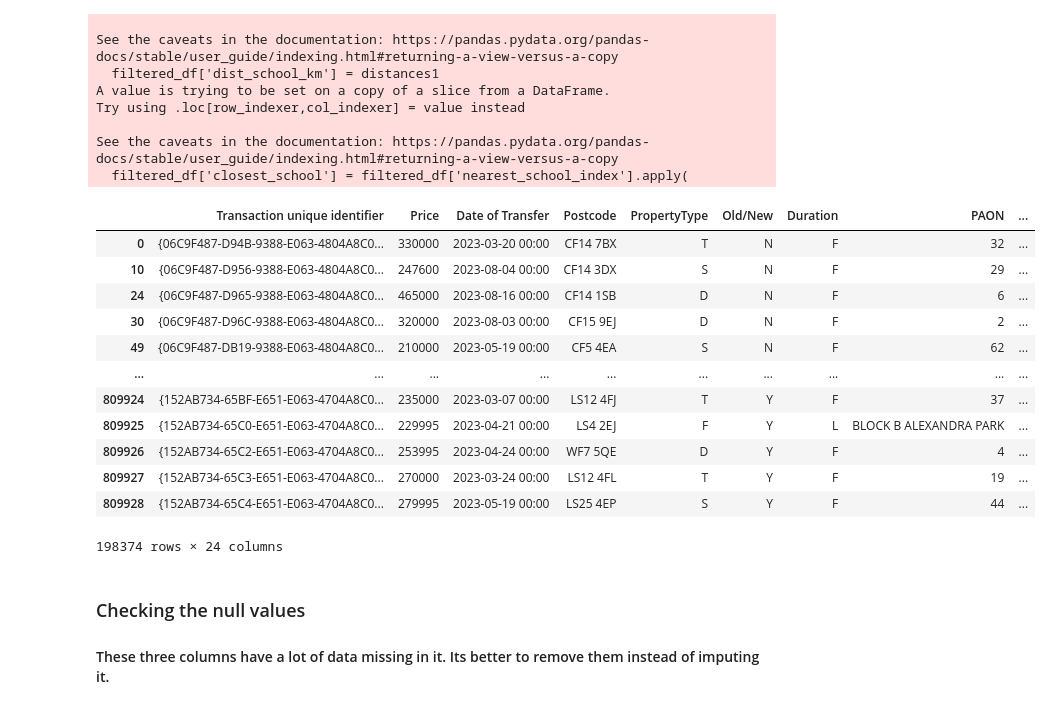
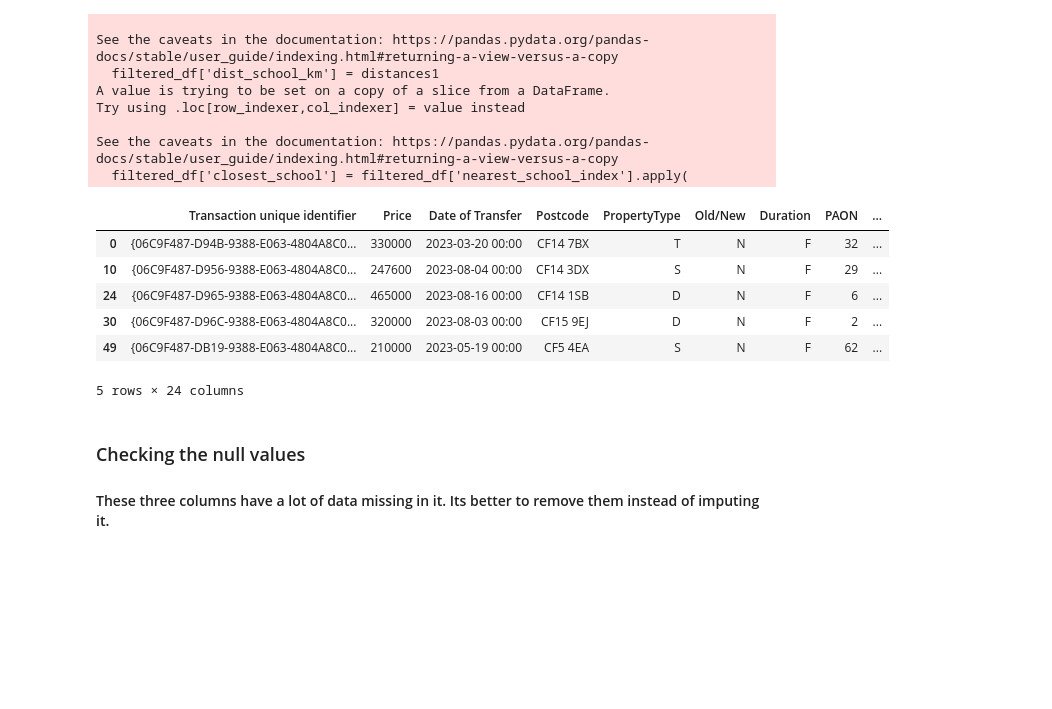
Before and after one commit to yatishchandrasai/House-prediction-with-HM-Registry-Data, a Jupyter notebook: Code.ipynb, the cells around one changed output. Cells and saved outputs as stored; diff of their text form; code cells hidden in the pictures; blank space fills up the shorter version.

```diff
--- a/Code.ipynb
+++ b/Code.ipynb
@@ -209,7 +318,7 @@ all_postcodes
 # %%
-df_merged = land_registry_df.merge(all_postcodes[['Postcode','Longitude_prop','Latitude_prop']], on='Postcode', how='inner')
+df_merged = land_registry_df.merge(all_postcodes_updated, on='Postcode', how='inner')
 
 print("\nMerged DataFrame (Inner Join):")
-print(df_merged)
+df_merged
 # %% [output]
 Merged DataFrame (Inner Join):
@@ -232,9 +338,9 @@ Merged DataFrame (Inner Join):
 # %%
 schools.rename(columns={'POSTCODE': 'Postcode'}, inplace=True)
 # %%
-school_merged = schools.merge(all_postcodes[['Postcode','Longitude_prop','Latitude_prop']], on='Postcode', how='inner')
+school_merged = schools.merge(all_postcodes_updated, on='Postcode', how='inner')
 
 print("\nMerged DataFrame (Inner Join):")
-print(school_merged)
+school_merged.head()
 # %% [output]
 Merged DataFrame (Inner Join):
@@ -288,3 +425,3 @@ Stops.dropna(subset = ['Latitude', 'Longitude'], how='all',inplace=True)
 # %%
-top_30 = pd.DataFrame(df_merged['District'].value_counts()[:30]).reset_index()
-locations = top_30['District'].values
+top_30 = pd.DataFrame(df_merged['Town/city'].value_counts()[:30]).reset_index()
+locations = top_30['Town/city'].values
@@ -291,5 +438,5 @@ locations = top_30['District'].values
 # %%
-filtered_df = df_merged[df_merged['District'].isin(locations)]
+filtered_df = df_merged[df_merged['Town/city'].isin(locations)]
 # %% [markdown]
 ### Creating New columns
 # %% [markdown]
@@ -381,20 +528,14 @@ filtered_df.head()
 filtered_df.to_csv("/content/drive/MyDrive/data science project/final registry data.csv")
 # %%
-filtered_df
+filtered_df.head()
 # %% [output]
 |  | Transaction unique identifier | Price | Date of Transfer | Postcode | PropertyType | Old/New | Duration | PAON | ... |
 | 0 | {06C9F487-D94B-9388-E063-4804A8C0... | 330000 | 2023-03-20 00:00 | CF14 7BX | T | N | F | 32 | ... |
 | 10 | {06C9F487-D956-9388-E063-4804A8C0... | 247600 | 2023-08-04 00:00 | CF14 3DX | S | N | F | 29 | ... |
 | 24 | {06C9F487-D965-9388-E063-4804A8C0... | 465000 | 2023-08-16 00:00 | CF14 1SB | D | N | F | 6 | ... |
 | 30 | {06C9F487-D96C-9388-E063-4804A8C0... | 320000 | 2023-08-03 00:00 | CF15 9EJ | D | N | F | 2 | ... |
 | 49 | {06C9F487-DB19-9388-E063-4804A8C0... | 210000 | 2023-05-19 00:00 | CF5 4EA | S | N | F | 62 | ... |
-| ... | ... | ... | ... | ... | ... | ... | ... | ... | ... |
-| 809924 | {152AB734-65BF-E651-E063-4704A8C0... | 235000 | 2023-03-07 00:00 | LS12 4FJ | T | Y | F | 37 | ... |
-| 809925 | {152AB734-65C0-E651-E063-4704A8C0... | 229995 | 2023-04-21 00:00 | LS4 2EJ | F | Y | L | BLOCK B ALEXANDRA PARK | ... |
-| 809926 | {152AB734-65C2-E651-E063-4704A8C0... | 253995 | 2023-04-24 00:00 | WF7 5QE | D | Y | F | 4 | ... |
-| 809927 | {152AB734-65C3-E651-E063-4704A8C0... | 270000 | 2023-03-24 00:00 | LS12 4FL | T | Y | F | 19 | ... |
-| 809928 | {152AB734-65C4-E651-E063-4704A8C0... | 279995 | 2023-05-19 00:00 | LS25 4EP | S | Y | F | 44 | ... |
-198374 rows × 24 columns
+5 rows × 24 columns
 # %% [markdown]
 ### Checking the null values
 
```
Also changed, not shown: parts of 77 cells of this notebook.
